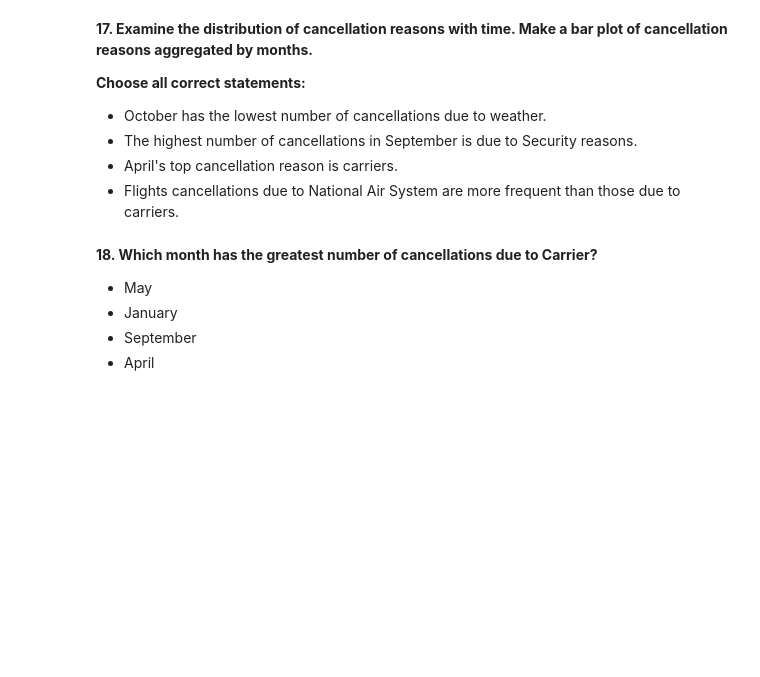
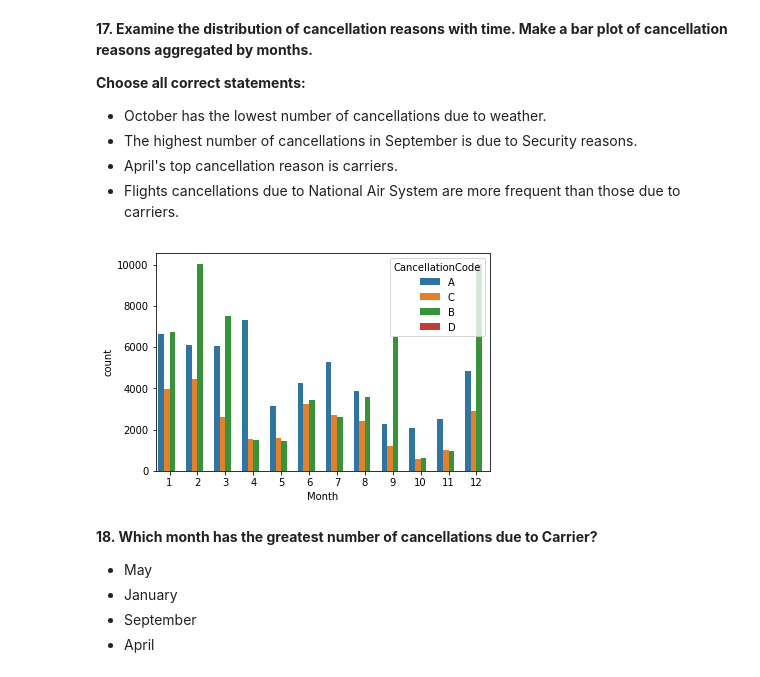
Before and after one commit to awkepler/Data-Analysis-with-Python, a Jupyter notebook: assignment1_USA_flights_EDA.ipynb, the cells around one changed output. Cells and saved outputs as stored; diff of their text form; code cells hidden in the pictures; blank space fills up the shorter version.

```diff
--- a/assignment1_USA_flights_EDA.ipynb
+++ b/assignment1_USA_flights_EDA.ipynb
@@ -643,3 +683,12 @@ _Hint_: Look for official meteorological winter months for the Northern Hemisphe
+# %%
+#A	Carrier
+#B	Weather
+#C	National Air System
+#D	Security
+sns.countplot(x='Month', hue='CancellationCode', data=flights_df);
+#Ans is first and 3rd
+# %% [output]
+[figure, added]
 # %% [markdown]
 **18. Which month has the greatest number of cancellations due to Carrier?**
 - May
```
Also changed, not shown: parts of 15 cells of this notebook.
